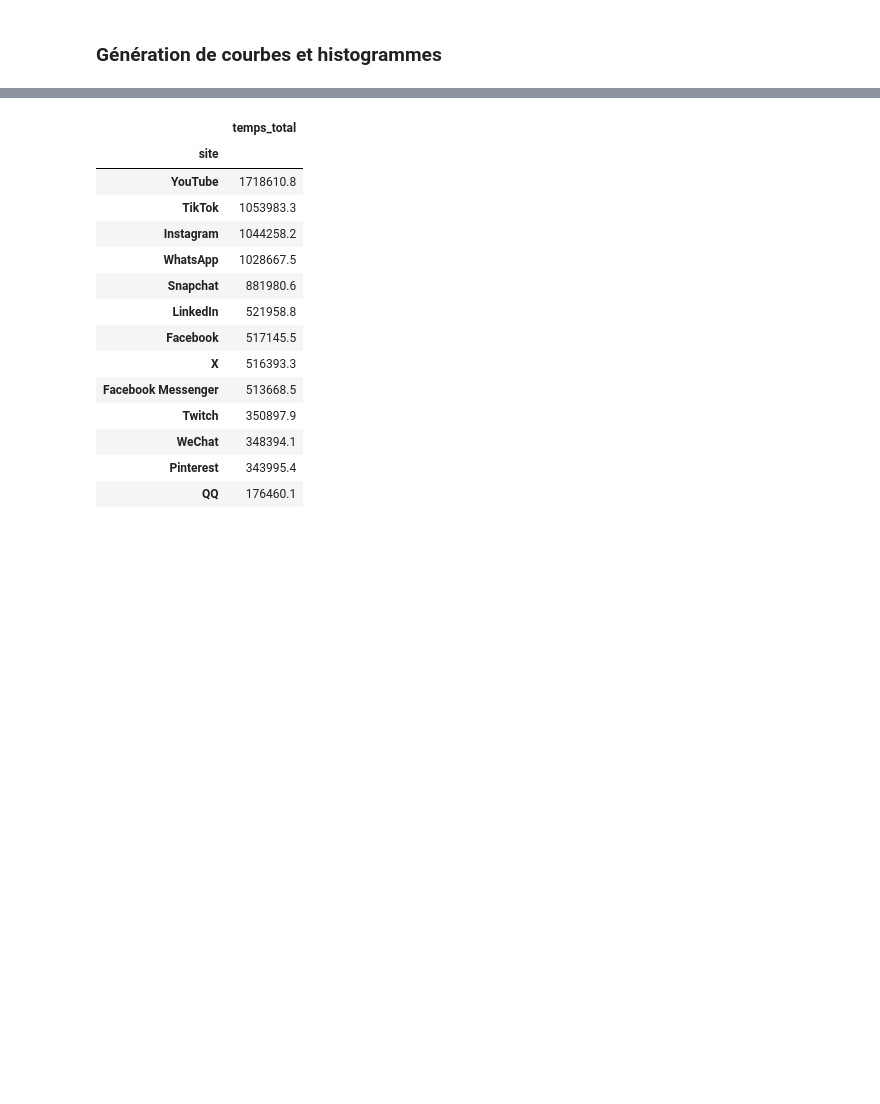
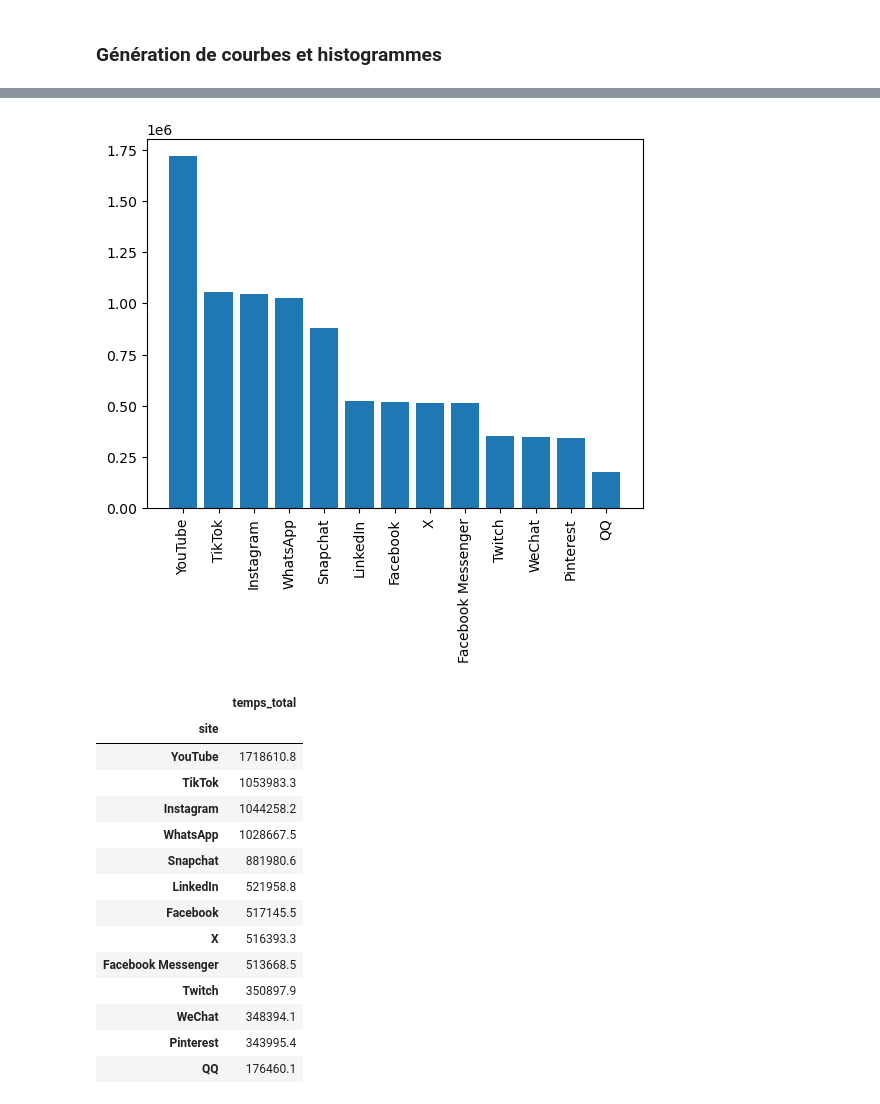
Before and after one commit to ZorroLeVrai/Python.Bureautique, a Jupyter notebook: Notebooks/Exercices/exo_14_2.ipynb, the cells around one changed output, grey strips where cells are left out. Cells and saved outputs as stored; diff of their text form; code cells hidden in the pictures; blank space fills up the shorter version.

```diff
--- a/Notebooks/Exercices/exo_14_2.ipynb
+++ b/Notebooks/Exercices/exo_14_2.ipynb
@@ -221,14 +227,17 @@ plt.show()
 # %%
 import matplotlib.pyplot as plt
-
-fig, ax = plt.subplots()
 
 sites = df_classement_site.index
 tps = df_classement_site["temps_total"]
 
+fig, ax = plt.subplots()
 ax.bar(sites, tps)
 
+#met les labels verticalement
+plt.xticks(ticks=range(len(tps)), labels=sites, rotation=90)
 plt.show()
+# %% [output]
+[figure, added]
 # %%
 df_classement_site
 # %% [output]
```
Also changed, not shown: parts of 1 cell of this notebook.
